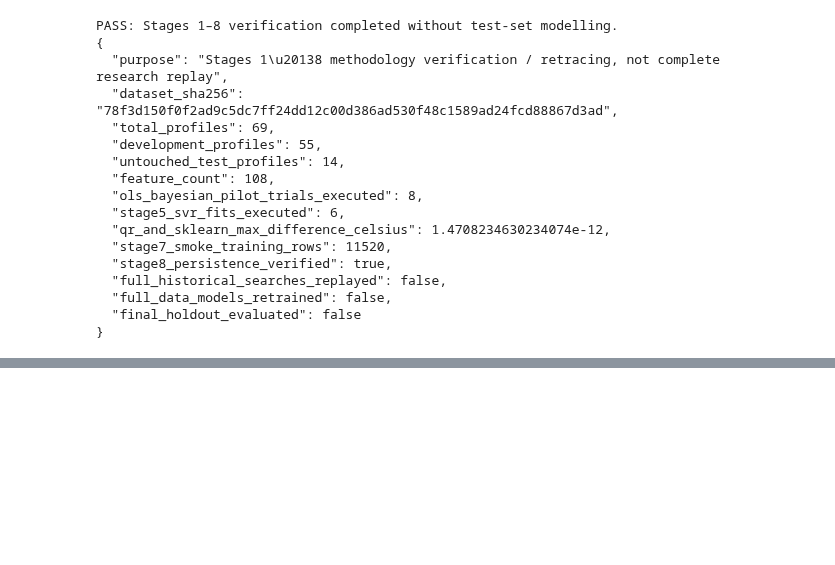
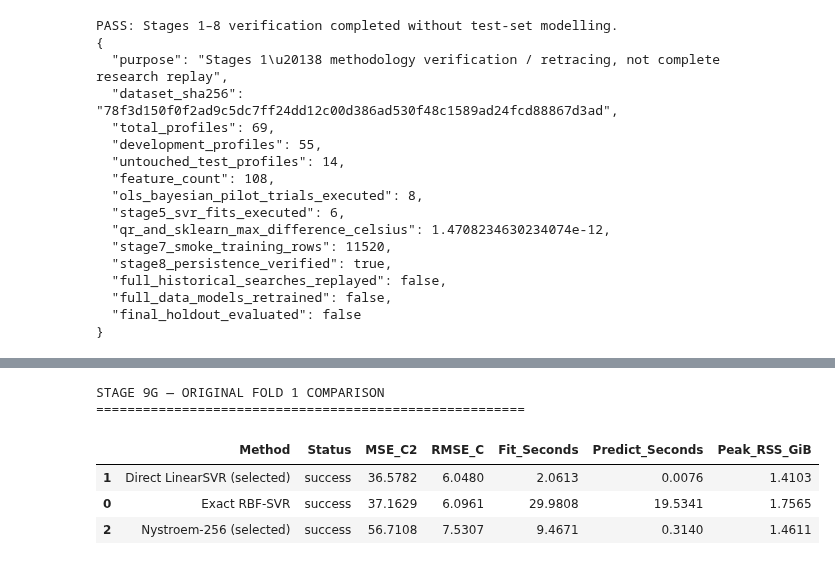
Before and after one commit to Fdau0002/Permanent-Magnet-Temperature-Estimate, a Jupyter notebook: MMA3001_PMSM_Version_1_0.ipynb, the cells around one changed output, grey strips where cells are left out. Drawn from its saved outputs; the diff is of its cells as text; code cells hidden in the pictures; blank space fills up the shorter version.

```diff
--- a/MMA3001_PMSM_Version_1_0.ipynb
+++ b/MMA3001_PMSM_Version_1_0.ipynb
@@ -2127,0 +4127,52 @@ PASS: Stages 1–8 verification completed without test-set modelling.
+# %%
+
+# ============================================================
+# STAGE 9G — Same-fold comparison
+# ============================================================
+
+assert "stage9g_results" in globals()
+assert "stage9d_results" in globals()
+
+reference = stage9d_results.loc[
+    stage9d_results["Method"].eq("Exact RBF-SVR")
+].copy()
+
+assert len(reference) == 1
+assert reference.iloc[0]["Status"] == "success"
+
+comparison_columns = [
+    "Method",
+    "Status",
+    "MSE_C2",
+    "RMSE_C",
+    "Fit_Seconds",
+    "Predict_Seconds",
+    "Peak_RSS_GiB"
+]
+
+stage9g_comparison = pd.concat([
+    reference[comparison_columns],
+    stage9g_results[comparison_columns]
+], ignore_index=True)
+
+stage9g_comparison = stage9g_comparison.sort_values(
+    "MSE_C2",
+    na_position="last"
+)
+
+print("STAGE 9G — ORIGINAL FOLD 1 COMPARISON")
+print("=" * 55)
+
+display(stage9g_comparison.round(4))
+
+stage9g_comparison.to_csv(
+    STAGE9_DIR / "stage9g_final_comparison.csv",
+    index=False
+)
+# %% [output]
+STAGE 9G — ORIGINAL FOLD 1 COMPARISON
+=======================================================
+|  | Method | Status | MSE_C2 | RMSE_C | Fit_Seconds | Predict_Seconds | Peak_RSS_GiB |
+| 1 | Direct LinearSVR (selected) | success | 36.5782 | 6.0480 | 2.0613 | 0.0076 | 1.4103 |
+| 0 | Exact RBF-SVR | success | 37.1629 | 6.0961 | 29.9808 | 19.5341 | 1.7565 |
+| 2 | Nystroem-256 (selected) | success | 56.7108 | 7.5307 | 9.4671 | 0.3140 | 1.4611 |
```
Also changed, not shown: parts of 36 cells of this notebook.
